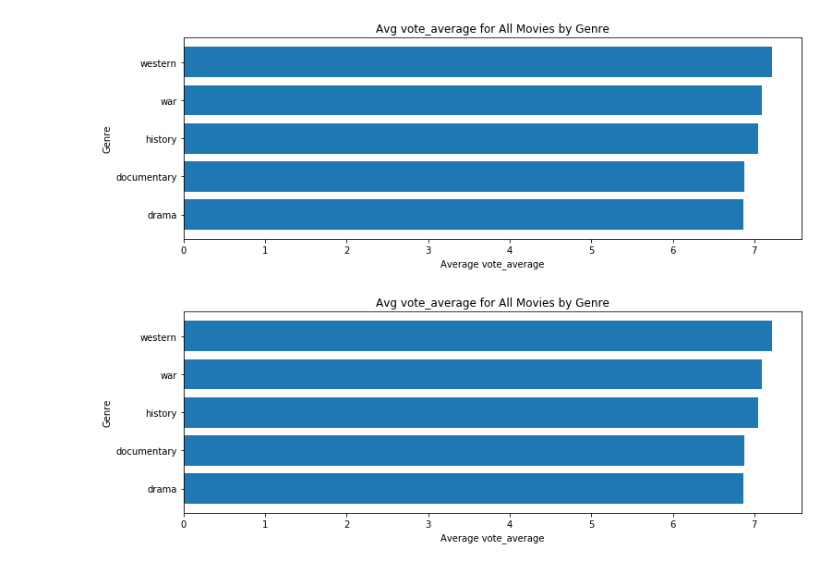
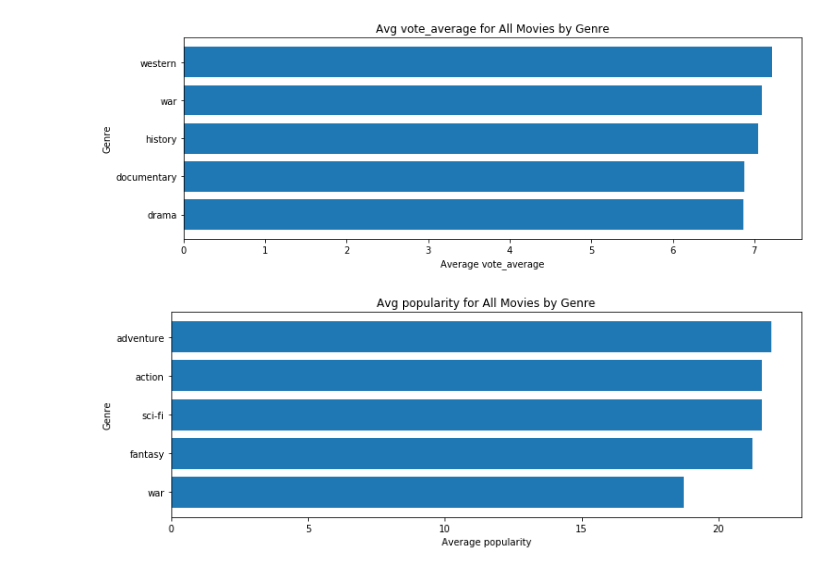
Before and after one commit to garrettlducharme/movie_analysis, a Jupyter notebook: project_1_g.ipynb, the cells around one changed output. Drawn from its saved outputs; the diff is of its cells as text; code cells hidden in the pictures.

Commit message:
Redid popularity plot.

```diff
--- a/project_1_g.ipynb
+++ b/project_1_g.ipynb
@@ -107,9 +107,9 @@ plot_genre_stats('vote_average')
 # %% [output]
 [figure]
 # %%
-plot_genre_stats('vote_average')
+plot_genre_stats('popularity')
 # %% [output]
-[figure, old version]
+[figure, new version]
 # %%
 joined_movies_df.head()
 # %% [output]
```
Also changed, not shown: parts of 1 cell of this notebook.
